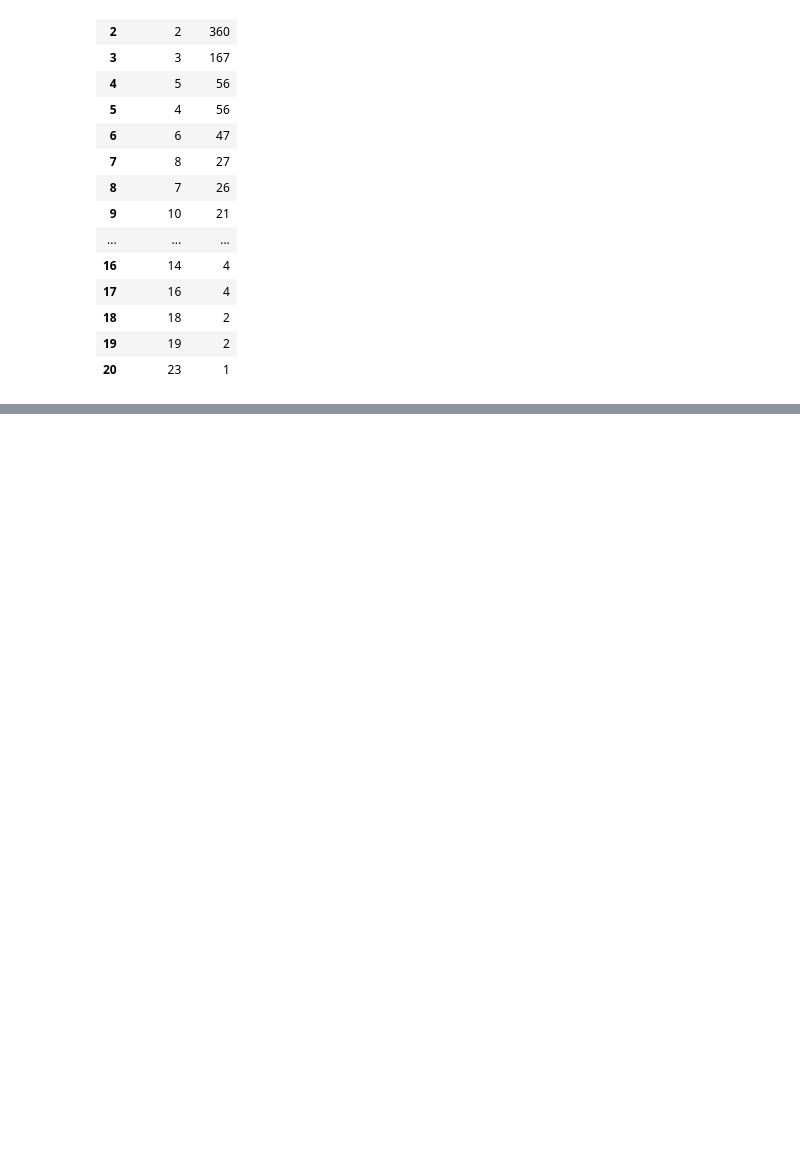
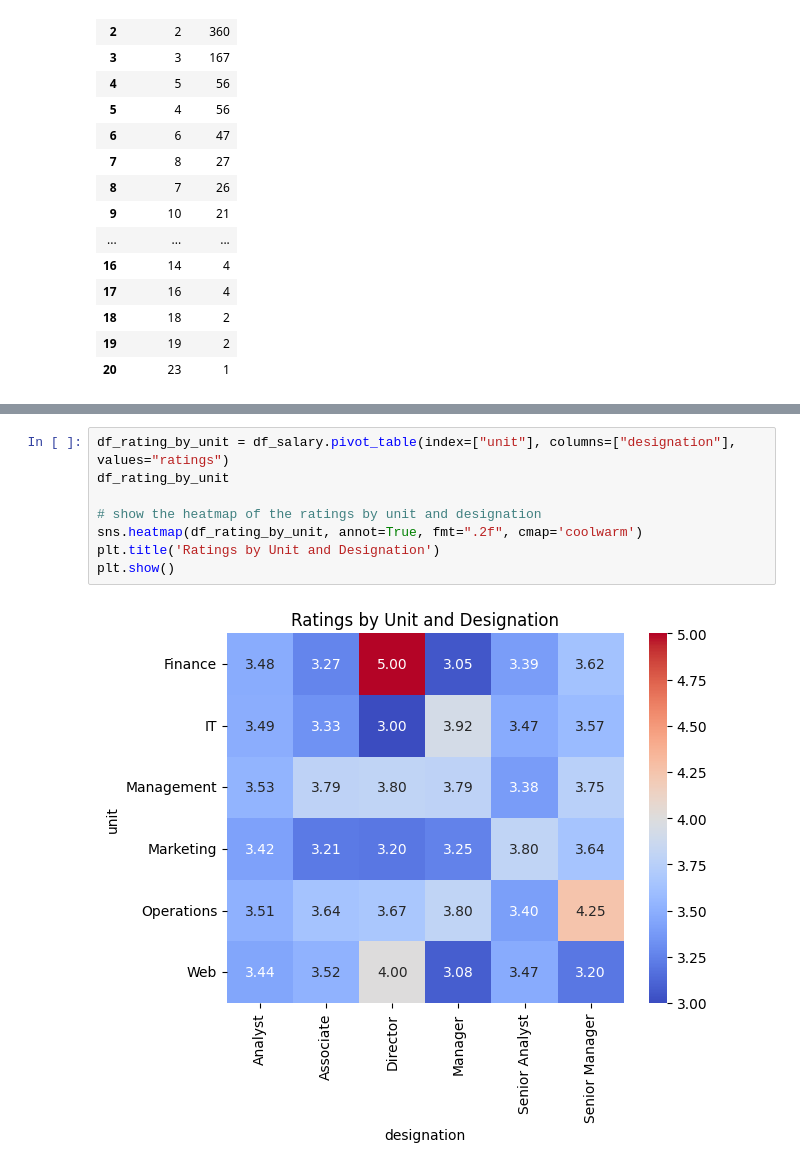
Before and after one commit to thelightfeaver/machine-leaning-practices, a Jupyter notebook: proyect/salary.ipynb, the cells around one changed output, grey strips where cells are left out. Cells and saved outputs as stored; diff of their text form; blank space fills up the shorter version.

```diff
--- a/proyect/salary.ipynb
+++ b/proyect/salary.ipynb
@@ -289,0 +253,10 @@ plt.show()
+# %%
+df_rating_by_unit = df_salary.pivot_table(index=["unit"], columns=["designation"], values="ratings")
+df_rating_by_unit
+
+# show the heatmap of the ratings by unit and designation
+sns.heatmap(df_rating_by_unit, annot=True, fmt=".2f", cmap='coolwarm')
+plt.title('Ratings by Unit and Designation')
+plt.show()
+# %% [output]
+[figure, added]
```
Also changed, not shown: parts of 5 cells of this notebook.
